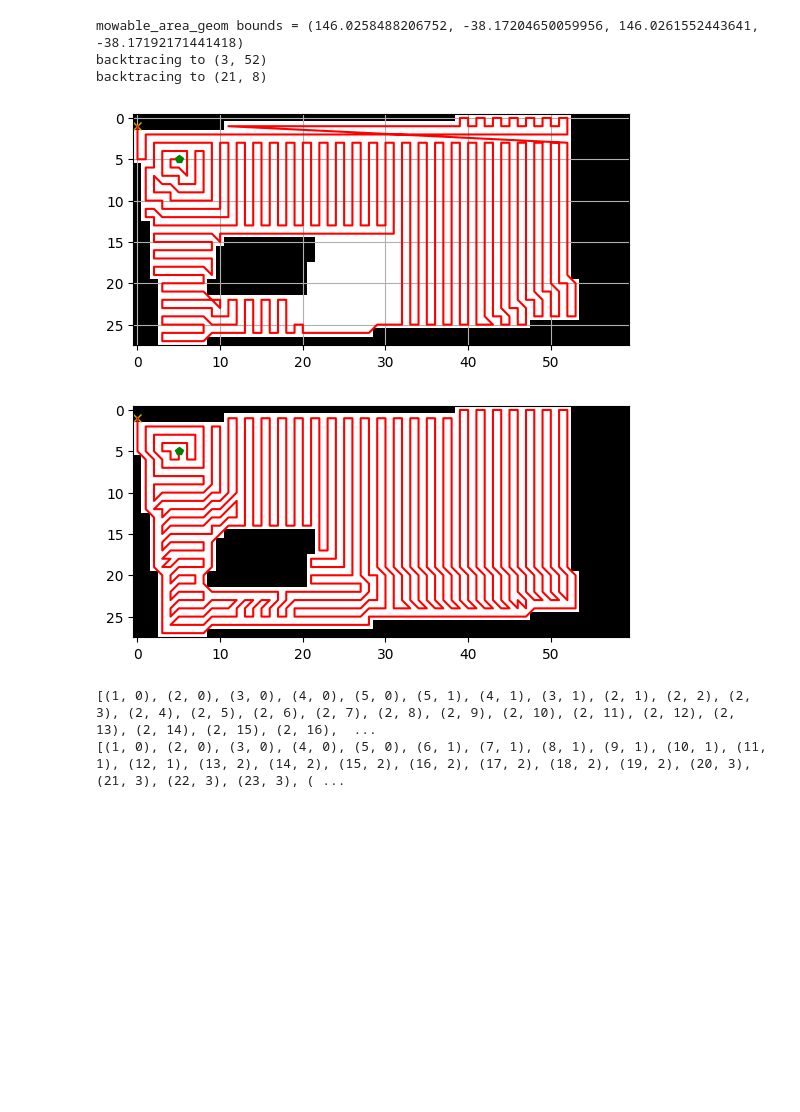
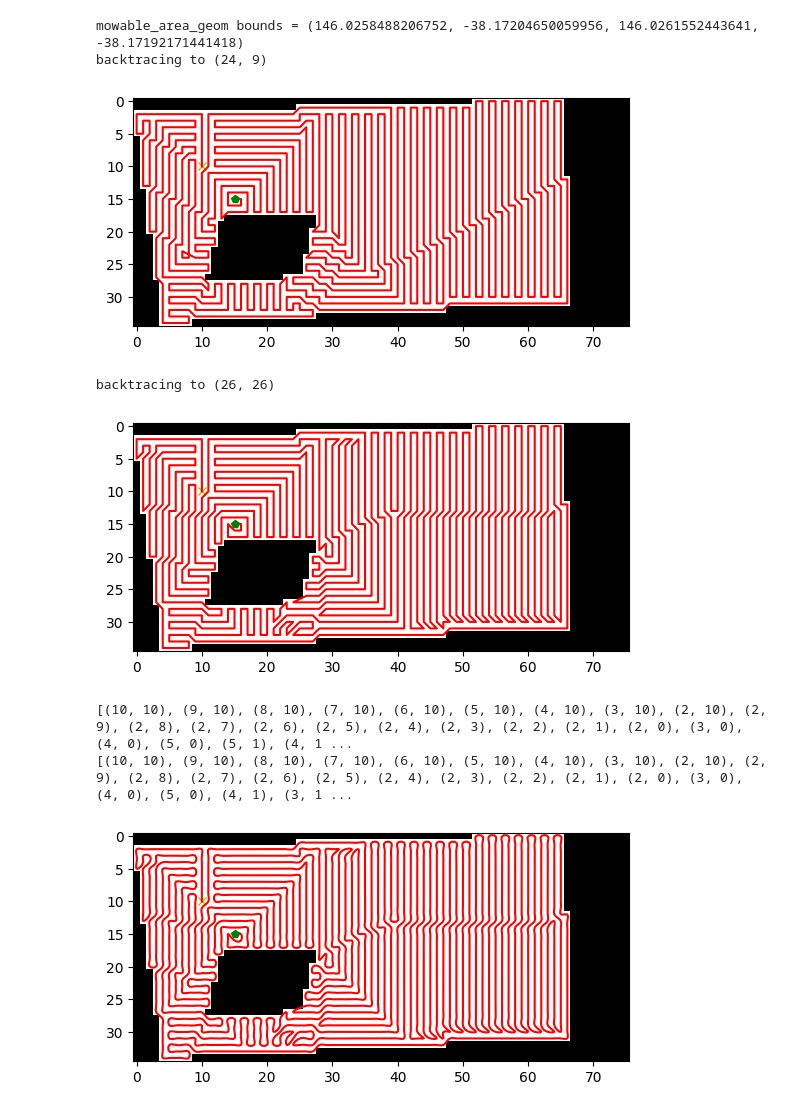
Before and after one commit to Zed-Bailey/RoboMower, a Jupyter notebook: main.ipynb, the cells around one changed output. Drawn from its saved outputs; the diff is of its cells as text; code cells hidden in the pictures; blank space fills up the shorter version.

Commit message:
add splines to make path smoother

```diff
--- a/main.ipynb
+++ b/main.ipynb
@@ -301,7 +671,7 @@ def convertPathToPolyLine(ref_point, path, cell_size=1.0):
     """
     points = []
     for x,y in path:
-        lat, lon = translate_latlong(ref_point, x/cell_size, y/cell_size)
+        lat, lon = translate_latlong(ref_point, x*cell_size, y*cell_size)
         points.append((lat,lon))
 
     return points
@@ -324,8 +694,8 @@ def createGrid(polygon, ref_point, width, height, cell_size=1.0):
     """
 
     # rounded width and height values
-    width_rnd = round(width /  cell_size)
-    height_rnd = round(height /  cell_size)
+    width_rnd = round(width / cell_size)
+    height_rnd = round(height / cell_size)
 
 
     grid = np.ones((width_rnd, height_rnd), dtype=np.uint8)
@@ -366,22 +736,26 @@ eg.
 """
 
 
-
+# todo : read from file
 mowable_area_vertices = [(146.0258488206752,-38.17203793044747), (146.0261513349644,-38.17204650059956), (146.0261552443641,-38.17193322668973), (146.025868731972,-38.17192171441418), (146.0258488206752,-38.17203793044747)]
 
+# todo : read from file
 obstacle_vertices = [
     [(146.0259118061441,-38.1719811607882), (146.0259764416978,-38.17198081525819), (146.0259654347489,-38.17194807541533), (146.0258996113492,-38.17194562358967), (146.0259118061441,-38.1719811607882)]
 ]
 
+cell_resolution = 0.4 # 10cm grid cell size
+
 # the geometry of the mowable area as a shapely polygon
 mowable_area_geom = Polygon(mowable_area_vertices)
-# polygon = gpd.GeoDataFrame(index=[0], crs='epsg:4326', geometry=[polygon_geom])
+# mowable_area_polygon = gpd.GeoDataFrame(index=[0], crs='epsg:4326', geometry=[mowable_area_geom])
 
 print(f"mowable_area_geom bounds = {mowable_area_geom.exterior.bounds}")
 
 
 # rectangle = x1 y1, x1 y2, x2 y2, x2 y1)
 minx,miny,maxx,maxy = mowable_area_geom.exterior.bounds
+
 # longitude latitude order bounding box
 bounding_box_vertices = [
     # top left, top right
@@ -402,11 +776,13 @@ for obstacle in obstacle_vertices:
 bounding_box_width = calculateDistanceInMeters(bounding_box_vertices[0], bounding_box_vertices[1])
 bounding_box_height = calculateDistanceInMeters(bounding_box_vertices[0], bounding_box_vertices[2])
 
-grid = createGrid(mowable_area_geom, bounding_box_vertices[0], bounding_box_width, bounding_box_height, cell_size=0.5)
-plotBinary(grid)
+grid = createGrid(mowable_area_geom, bounding_box_vertices[0], bounding_box_width, bounding_box_height, cell_size=cell_resolution)
 
-start = (1,0)
-goal = (5,5)
+# flip grid vertically
+# grid = np.flip(grid, 0) # remove
+
+start = (10,10)
+goal = (15,15)
 
 
 
@@ -424,45 +800,55 @@ visualize_path(polygon_mask, start, goal, PT_path)
 print(DT_path)
 print(PT_path)
 
-pt_path_coords = convertPathToPolyLine(bounding_box_vertices[0], PT_path, cell_size=0.5)
+pt_path_coords = convertPathToPolyLine(bounding_box_vertices[0], PT_path, cell_size=cell_resolution)
+
+spline = calculateSpline2d(PT_path, cell_size=cell_resolution)
+spline = list(spline)
+
+visualize_path(polygon_mask, start, goal, spline)
+
+spline_path_coords = convertPathToPolyLine(bounding_box_vertices[0], spline, cell_size=cell_resolution)
 #
 #
 #
 
 #
 # show polygons on folium map
 #
 
 # get center of boundary. this is to center folium map
 centerLat, centerLon = bounding_geom.centroid.coords[0]
 
 
-boundary_map = folium.Map([centerLon, centerLat], zoom_start=100)
+boundary_map = folium.Map([centerLon, centerLat], zoom_start=100, max_zoom=22)
 folium.GeoJson(mowable_area_geom, name='mowable area').add_to(boundary_map)
 folium.GeoJson(bounding_polygon, name='bounds').add_to(boundary_map)
 
-folium.PolyLine(pt_path_coords).add_to(boundary_map)
+# print(pt_path_coords)
+# folium.PolyLine(pt_path_coords).add_to(boundary_map)
+folium.PolyLine(spline_path_coords).add_to(boundary_map)
 
-
-folium.Marker([centerLat, centerLon], tooltip='center of bounding box').add_to(boundary_map)
+# folium.Marker([centerLat, centerLon], tooltip='center of bounding box').add_to(boundary_map)
 
 obstacleStyle = {'fillColor': '#228B22', 'color': '#228B22'}
 for obstacle in obstacle_vertices:
     obstacle_geom = Polygon(obstacle)
     obstaclePoly = gpd.GeoDataFrame(index=[0], crs='epsg:4326', geometry=[obstacle_geom])
     folium.GeoJson(obstaclePoly, name='obstacle', style_function=lambda x:obstacleStyle).add_to(boundary_map)
 
 folium.LatLngPopup().add_to(boundary_map)
 folium.LayerControl().add_to(boundary_map)
-boundary_map
+
+boundary_map # uncomment to see path plotted on map
 # %% [output]
 mowable_area_geom bounds = (146.0258488206752, -38.17204650059956, 146.0261552443641, -38.17192171441418)
-backtracing to (3, 52)
-backtracing to (21, 8)
+backtracing to (24, 9)
-[figure, old version]
+[figure, new version]
+backtracing to (26, 26)
-[figure, old version]
+[figure, new version]
-[(1, 0), (2, 0), (3, 0), (4, 0), (5, 0), (5, 1), (4, 1), (3, 1), (2, 1), (2, 2), (2, 3), (2, 4), (2, 5), (2, 6), (2, 7), (2, 8), (2, 9), (2, 10), (2, 11), (2, 12), (2, 13), (2, 14), (2, 15), (2, 16),  ...
-[(1, 0), (2, 0), (3, 0), (4, 0), (5, 0), (6, 1), (7, 1), (8, 1), (9, 1), (10, 1), (11, 1), (12, 1), (13, 2), (14, 2), (15, 2), (16, 2), (17, 2), (18, 2), (19, 2), (20, 3), (21, 3), (22, 3), (23, 3), ( ...
+[(10, 10), (9, 10), (8, 10), (7, 10), (6, 10), (5, 10), (4, 10), (3, 10), (2, 10), (2, 9), (2, 8), (2, 7), (2, 6), (2, 5), (2, 4), (2, 3), (2, 2), (2, 1), (2, 0), (3, 0), (4, 0), (5, 0), (5, 1), (4, 1 ...
+[(10, 10), (9, 10), (8, 10), (7, 10), (6, 10), (5, 10), (4, 10), (3, 10), (2, 10), (2, 9), (2, 8), (2, 7), (2, 6), (2, 5), (2, 4), (2, 3), (2, 2), (2, 1), (2, 0), (3, 0), (4, 0), (5, 0), (4, 1), (3, 1 ...
+[figure, added]
 [interactive output not drawn]
 # %%
 import cv2
```
Also changed, not shown: parts of 1 cell of this notebook.
